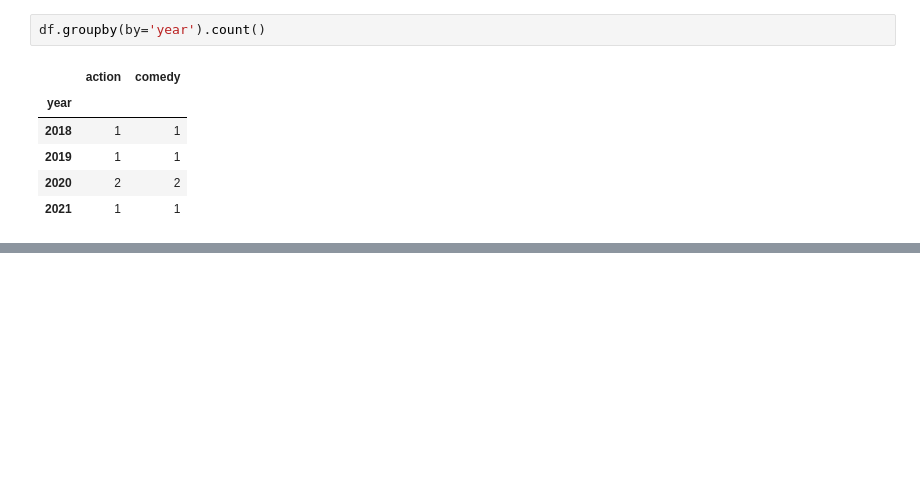
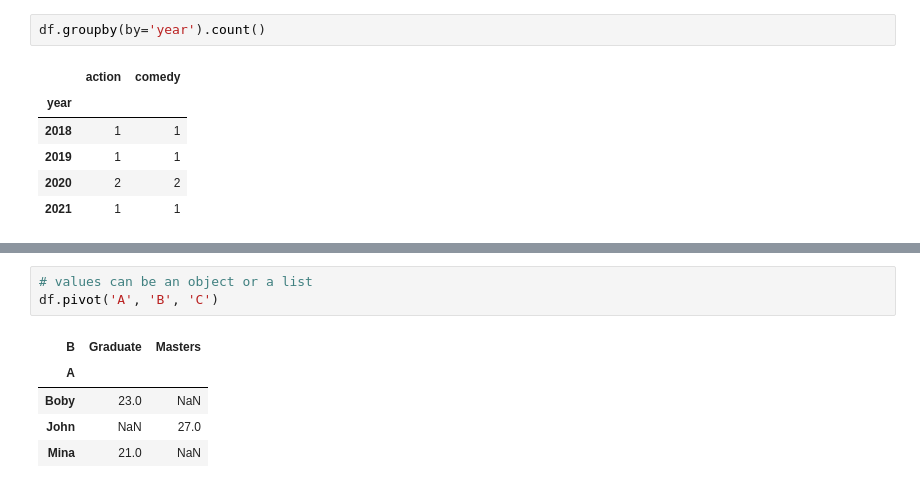
Before and after one commit to AugustoMaidana/visualitzaci-_gr-fica_de_multiples_variables-, a Jupyter notebook: test.ipynb, the cells around one changed output, grey strips where cells are left out. Cells and saved outputs as stored; diff of their text form; blank space fills up the shorter version.

```diff
--- a/test.ipynb
+++ b/test.ipynb
@@ -325,0 +512,9 @@ grp.transform(sc)
+# %%
+# values can be an object or a list
+df.pivot('A', 'B', 'C')
+# %% [output]
+| B | Graduate | Masters |
+| A |  |  |
+| Boby | 23.0 | NaN |
+| John | NaN | 27.0 |
+| Mina | 21.0 | NaN |
```
Also changed, not shown: parts of 51 cells of this notebook.
